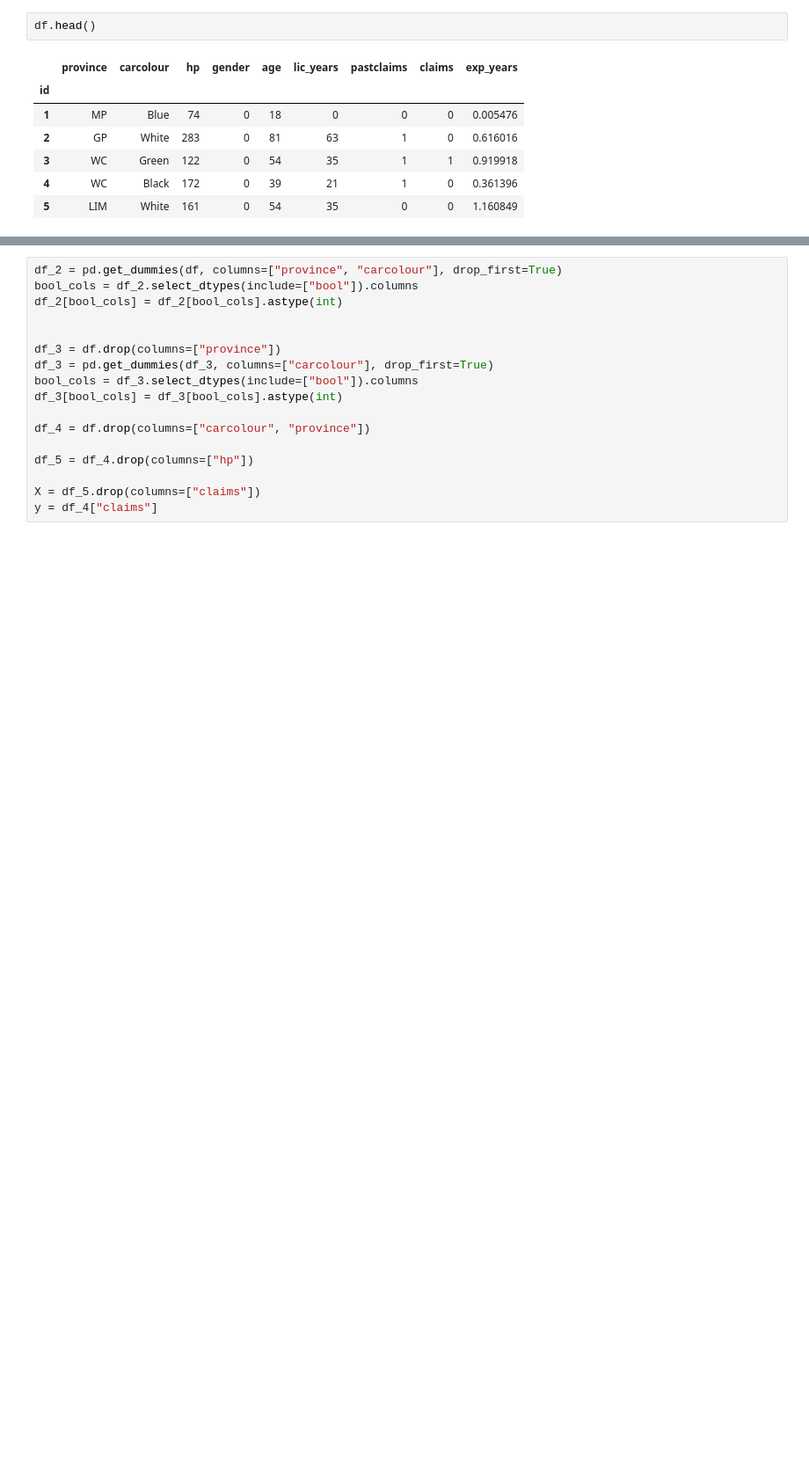
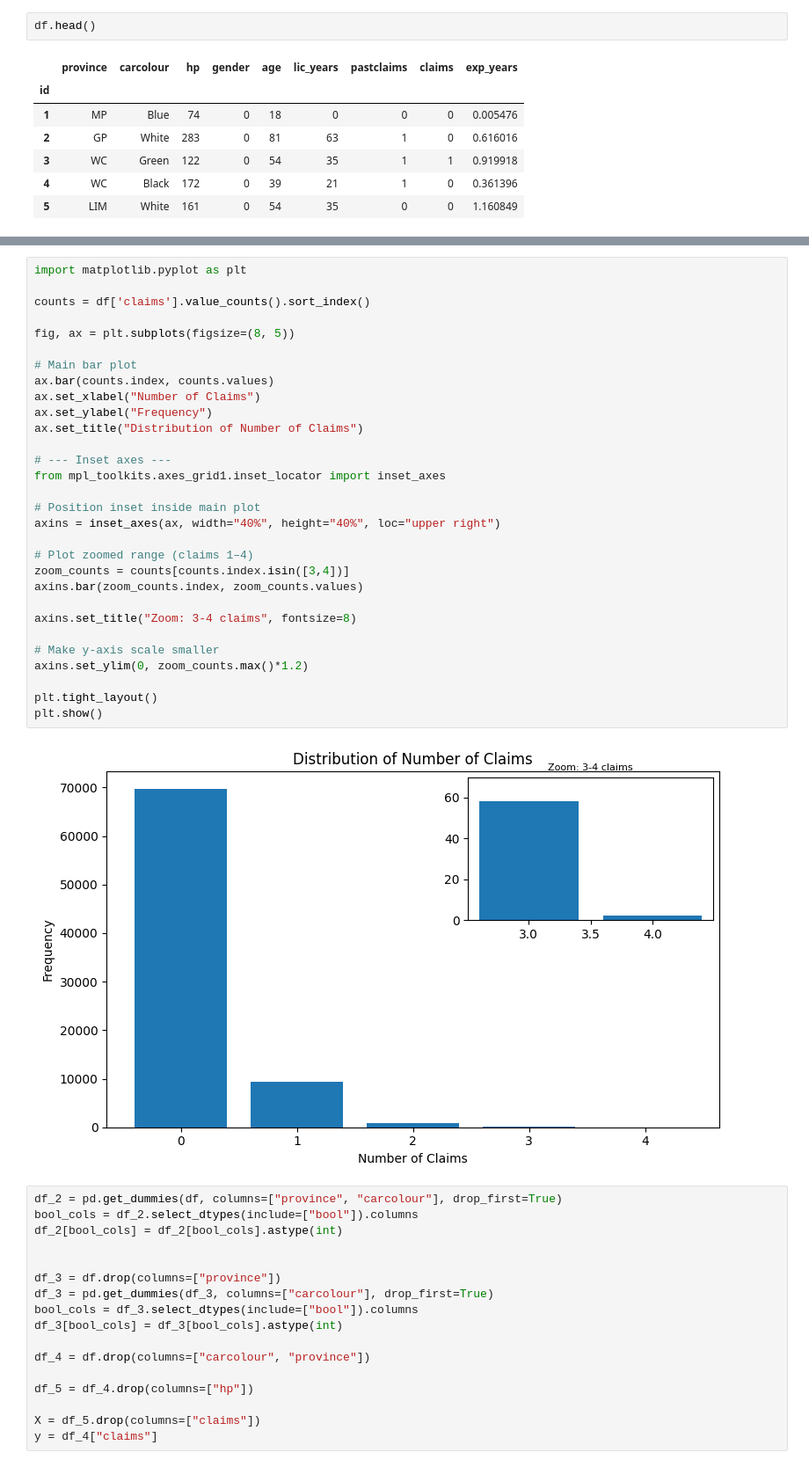
Before and after one commit to ArmandtErasmus/claims_prediction, a Jupyter notebook: data/model.ipynb, the cells around one changed output, grey strips where cells are left out. Shown: that part at 88% size. Drawn from its saved outputs; the diff is of its cells as text; blank space fills up the shorter version.

```diff
--- a/data/model.ipynb
+++ b/data/model.ipynb
@@ -20,3 +47,35 @@ df.head()
+# %%
+import matplotlib.pyplot as plt
+
+counts = df['claims'].value_counts().sort_index()
+
+fig, ax = plt.subplots(figsize=(8, 5))
+
+# Main bar plot
+ax.bar(counts.index, counts.values)
+ax.set_xlabel("Number of Claims")
+ax.set_ylabel("Frequency")
+ax.set_title("Distribution of Number of Claims")
+
+# --- Inset axes ---
+from mpl_toolkits.axes_grid1.inset_locator import inset_axes
+
+# Position inset inside main plot
+axins = inset_axes(ax, width="40%", height="40%", loc="upper right")
+
+# Plot zoomed range (claims 1–4)
+zoom_counts = counts[counts.index.isin([3,4])]
+axins.bar(zoom_counts.index, zoom_counts.values)
+
+axins.set_title("Zoom: 3-4 claims", fontsize=8)
+
+# Make y-axis scale smaller
+axins.set_ylim(0, zoom_counts.max()*1.2)
+
+plt.tight_layout()
+plt.show()
+# %% [output]
+[figure, added]
 # %%
 df_2 = pd.get_dummies(df, columns=["province", "carcolour"], drop_first=True)
 bool_cols = df_2.select_dtypes(include=["bool"]).columns
```
Also changed, not shown: parts of 15 cells of this notebook.
